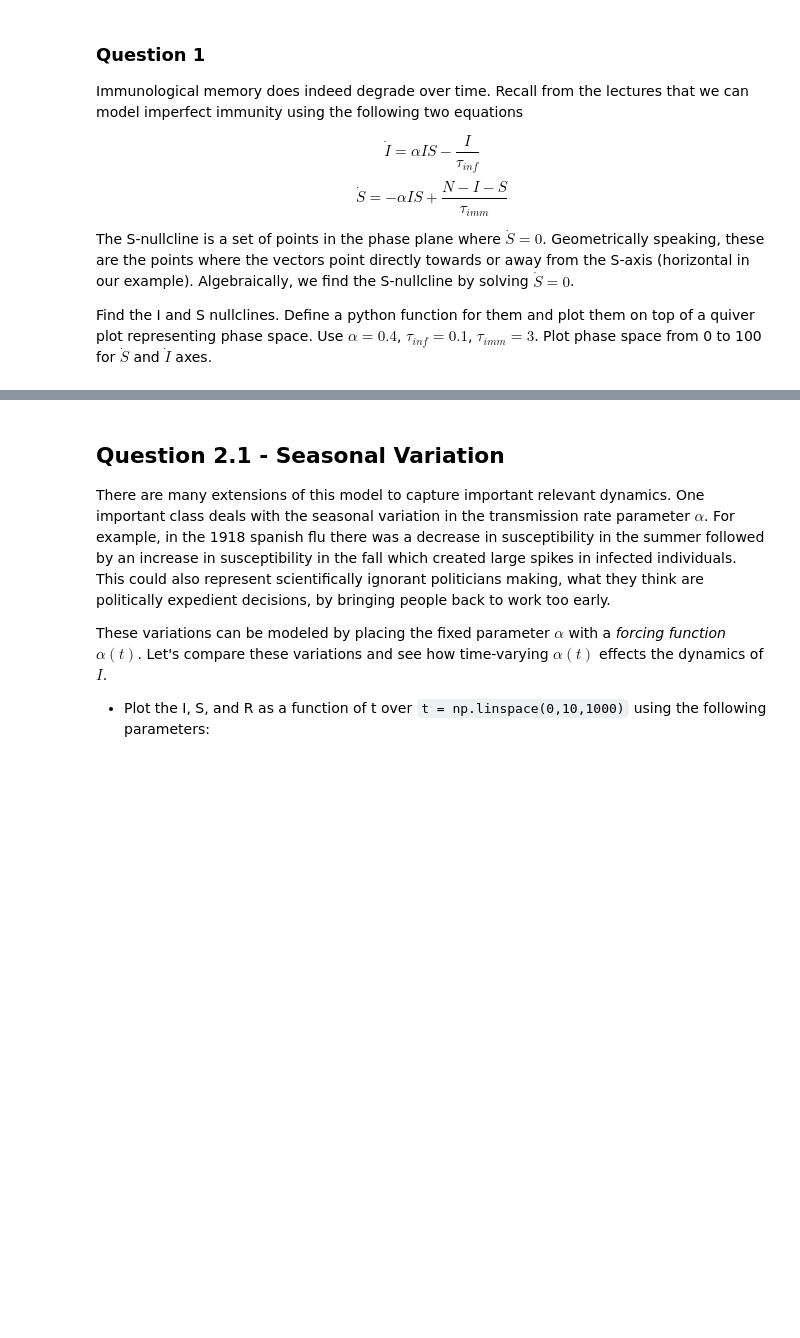
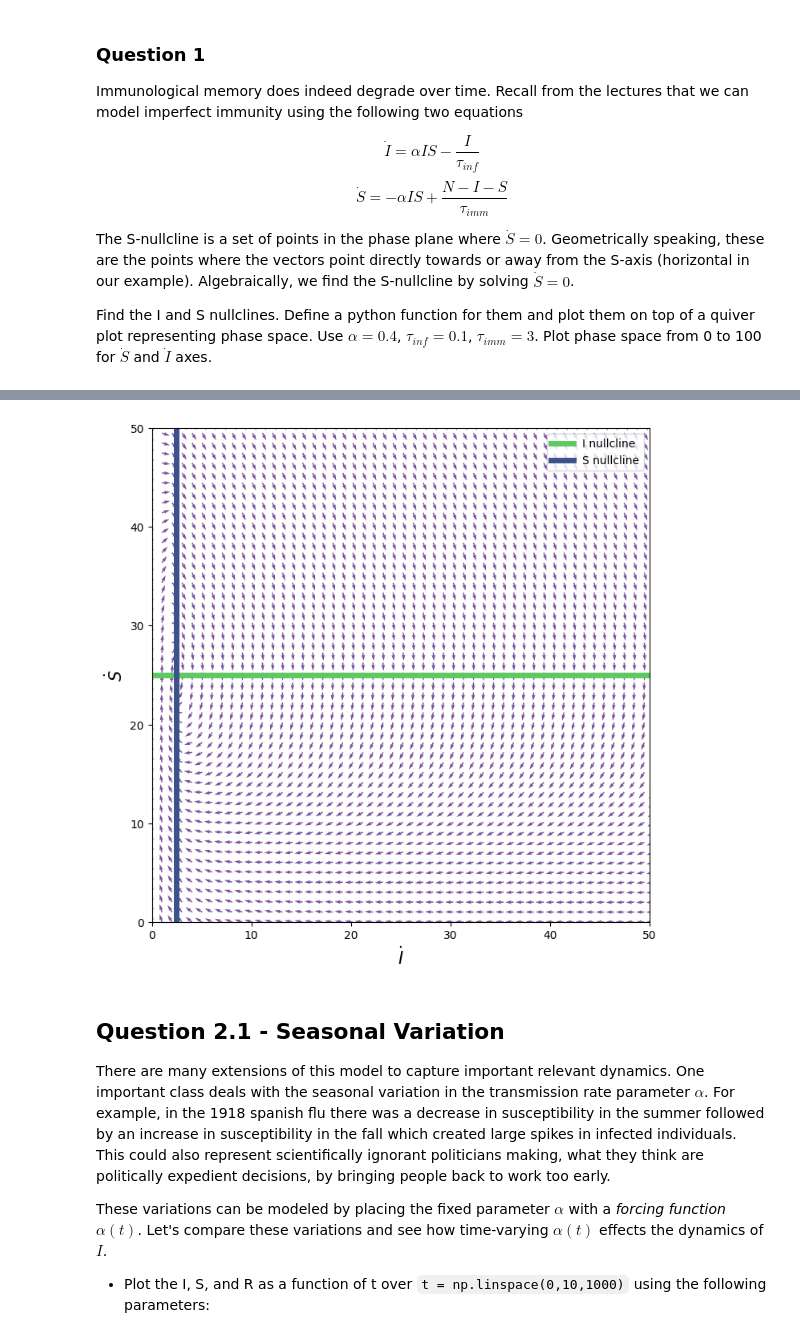
Before and after one commit to mkayeterry/MCDB172, a Jupyter notebook: ipynb/hw/HW7 - Modeling Pandemics.ipynb, the cells around one changed output, grey strips where cells are left out. Saved outputs shown, nothing was run; the diff lists cells and outputs as text; code cells hidden in the pictures; blank space fills up the shorter version.

```diff
--- a/ipynb/hw/HW7 - Modeling Pandemics.ipynb
+++ b/ipynb/hw/HW7 - Modeling Pandemics.ipynb
@@ -105,3 +16,50 @@ plt.show()
+# %%
+import numpy as np
+import matplotlib.pyplot as plt
+
+# define parameters
+alpha = 0.4
+tau_inf = 0.1
+tau_imm = 3
+N = 100
+
+# nullcline functions
+def get_nullclines(S, I):
+    I_nullcline = 1 / (alpha * tau_inf)
+    S_nullcline = tau_inf * (N - 1 / (alpha * tau_inf)) / (tau_imm + tau_inf)
+    return (S_nullcline, I_nullcline)
+
+# define axis ranges
+I_range = np.linspace(0, 100, 100)
+S_range = np.linspace(0, 100, 100)
+
+# define meshgrid
+I_grid, S_grid = np.meshgrid(I_range, S_range)
+
+# calculate derivatives
+dI_dt = alpha * I_grid * S_grid - (I_grid / tau_inf)
+R = (N - I_grid - S_grid)
+dS_dt = -alpha * I_grid * S_grid + R / tau_imm
+
+# normalize vector lengths by the hypoteneuse
+hypo_len = (np.hypot(dI_dt,dS_dt))
+hypo_len[hypo_len==0] = 1.0
+dI_dt /= hypo_len
+dS_dt /= hypo_len
+
+# plot phase space diagram
+plt.figure(figsize=(8,8), dpi=100)
+plt.quiver(I_grid, S_grid, dI_dt, dS_dt, scale=60, color='#7b519d')
+plt.plot(I_range, get_nullclines(S_range, I_range)[1]*np.ones(100), linewidth=5, label='I nullcline', color='#5ec962')
+plt.plot(get_nullclines(S_range, I_range)[0]*np.ones(100), S_range, linewidth=5, label='S nullcline', color='#3b528b')
+plt.xlabel(r'$\dot{I}$', fontsize=15, fontweight='bold')
+plt.ylabel(r'$\dot{S}$', fontsize=15, fontweight='bold')
+plt.xlim(0, 50)
+plt.ylim(0, 50)
+plt.legend()
+plt.show()
+# %% [output]
+[figure, added]
 # %% [markdown]
 ## Question 2.1 - Seasonal Variation
 
```
Also changed, not shown: parts of 1 cell of this notebook, 1 other file.
